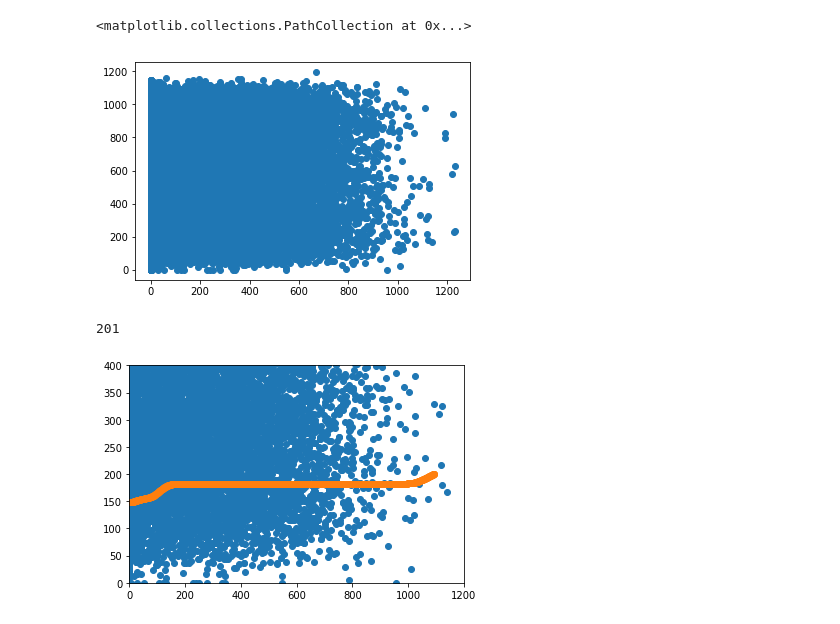
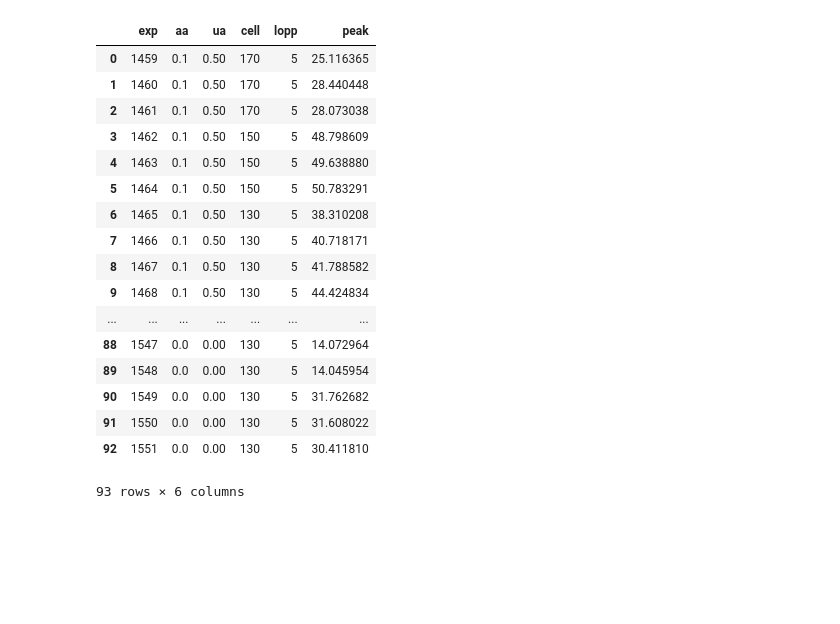
Before and after one commit to SothanaV/urinalysis, a Jupyter notebook: experimentweb/Untitled.ipynb, the cells around one changed output. Cells and saved outputs as stored; diff of their text form; code cells hidden in the pictures; blank space fills up the shorter version.

```diff
--- a/experimentweb/Untitled.ipynb
+++ b/experimentweb/Untitled.ipynb
@@ -51,6 +14,0 @@ for pk in range(170, 202):
-# %%
-df = pd.DataFrame.from_dict({'i': X, 'v': Y})
-plt.scatter(df.v, df.i)
-# %% [output]
-<matplotlib.collections.PathCollection at 0x...>
-[figure, removed]
@@ -60,14 +15,37 @@ Y_ = df.i
-# %%
-n = 1000
-model = IsotonicRegression().fit(X, Y)
-X_ = np.linspace(df.v.min(), df.v.max(), n)
-mdf = pd.DataFrame.from_dict({'v':X_, 'i':model.predict(X_)})
-mdf.i = gaussian_filter(mdf.i, sigma=20)
-print(pk)
-plt.scatter(df.v, df.i)
-plt.scatter(mdf.v, mdf.i)
-plt.axis([0,1200,0,400])
-plt.show()
-# %% [output]
-201
-[figure, removed]
+# %%
+def f(x):
+    return (97.78*(x)+0.910)/10000
+
+def inst_to_df(inst):
+    i = json.loads(inst.i)
+    v = json.loads(inst.v)
+    df = pd.DataFrame.from_dict({'i': i, 'v': v})\
+            .sort_values(by=['v'])
+
+    X = df.v.values.reshape([df.v.shape[0], 1])
+    Y = df.i
+    n = 1000
+    model = make_pipeline(\
+                PolynomialFeatures(5),
+                RandomForestRegressor(n_estimators=100, min_samples_split=100)\
+            ).fit(X, Y)
+    X_ = np.linspace(df.v.min(), df.v.max(), n)
+    mdf = pd.DataFrame.from_dict({'v':X_, 'i':model.predict(X_.reshape(-1, 1))})
+    # mdf = pd.DataFrame.from_dict({'v':X, 'i':Y.reshape([df.v.shape[0], 1])})
+    mdf.i = gaussian_filter(mdf.i, sigma=20)
+    mdf = mdf.round(2)
+
+    mdf.v = (mdf.v/4095)*5.0
+    mdf.i = ((mdf.i/4095)*5.0)/(0.033)
+    mdf.v = round(mdf.v,2)
+    return mdf
+
+def peak(df):
+    return df[df.v==0.47].i.max()
+
+def _find_peak(pk):
+    try:
+        inst = ExperimentResult.objects.get(pk=pk)
+        return peak(inst_to_df(inst))
+    except Exception as err:
+        return None
@@ -73,0 +56,21 @@ plt.show()
+# %%
+df
+# %% [output]
+|  | exp | aa | ua | cell | lopp | peak |
+| 0 | 1459 | 0.1 | 0.50 | 170 | 5 | 25.116365 |
+| 1 | 1460 | 0.1 | 0.50 | 170 | 5 | 28.440448 |
+| 2 | 1461 | 0.1 | 0.50 | 170 | 5 | 28.073038 |
+| 3 | 1462 | 0.1 | 0.50 | 150 | 5 | 48.798609 |
+| 4 | 1463 | 0.1 | 0.50 | 150 | 5 | 49.638880 |
+| 5 | 1464 | 0.1 | 0.50 | 150 | 5 | 50.783291 |
+| 6 | 1465 | 0.1 | 0.50 | 130 | 5 | 38.310208 |
+| 7 | 1466 | 0.1 | 0.50 | 130 | 5 | 40.718171 |
+| 8 | 1467 | 0.1 | 0.50 | 130 | 5 | 41.788582 |
+| 9 | 1468 | 0.1 | 0.50 | 130 | 5 | 44.424834 |
+| ... | ... | ... | ... | ... | ... | ... |
+| 88 | 1547 | 0.0 | 0.00 | 130 | 5 | 14.072964 |
+| 89 | 1548 | 0.0 | 0.00 | 130 | 5 | 14.045954 |
+| 90 | 1549 | 0.0 | 0.00 | 130 | 5 | 31.762682 |
+| 91 | 1550 | 0.0 | 0.00 | 130 | 5 | 31.608022 |
+| 92 | 1551 | 0.0 | 0.00 | 130 | 5 | 30.411810 |
+93 rows × 6 columns
```
Also changed, not shown: parts of 9 cells of this notebook, 30 other files.
